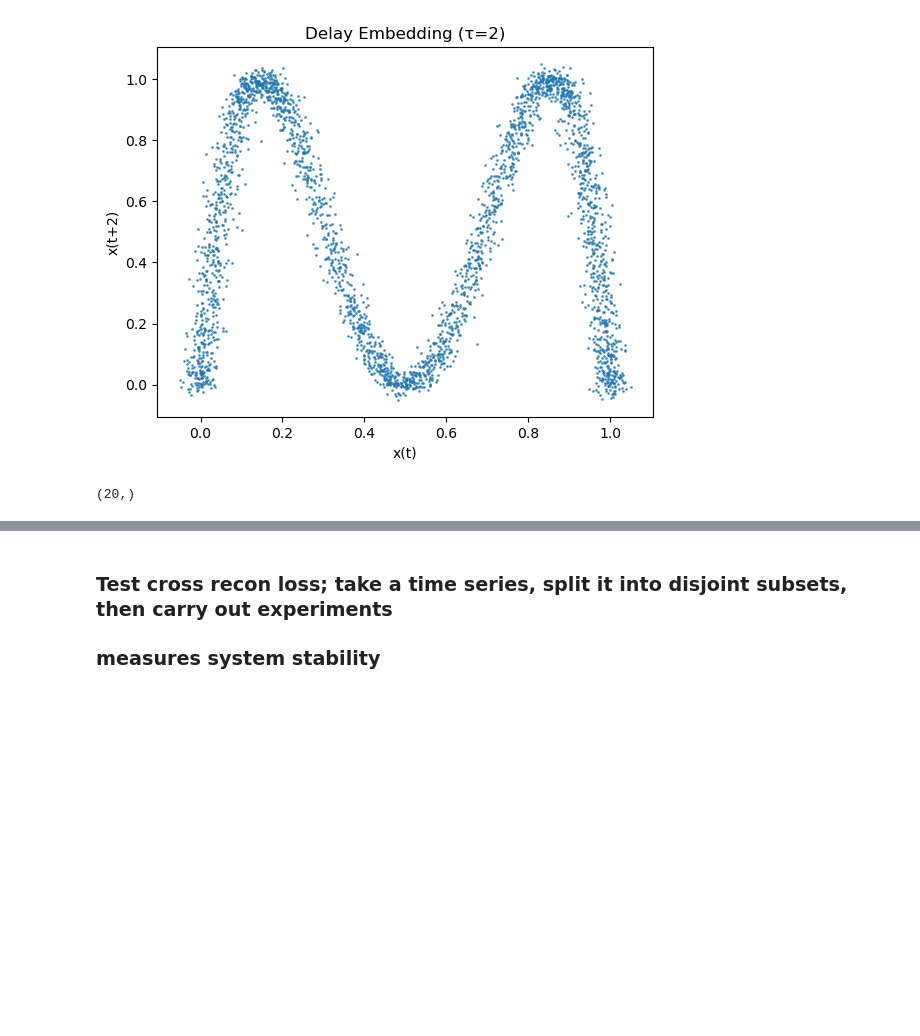
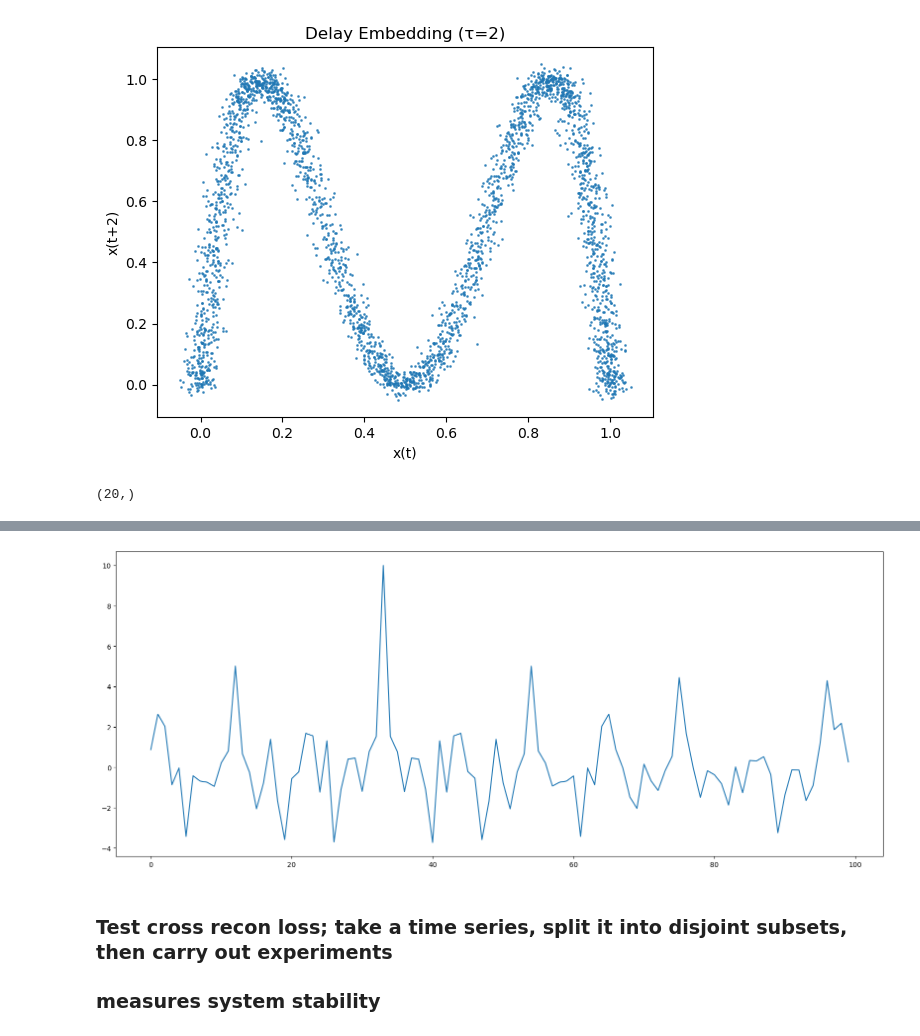
Before and after one commit to seeingquietjohn/ShannonsWiener, a Jupyter notebook: EmbeddingBench.ipynb, the cells around one changed output, grey strips where cells are left out. Drawn from its saved outputs; the diff is of its cells as text; code cells hidden in the pictures; blank space fills up the shorter version.

```diff
--- a/EmbeddingBench.ipynb
+++ b/EmbeddingBench.ipynb
@@ -94,3 +112,17 @@ plt.show()
+# %%
+ts_length = 100
+x_val = np.linspace(-2*np.pi, 4*np.pi, ts_length)
+a = 0.9
+b = 2
+max_n = 100
+
+wiener = weierstrass(x_val, a, b, max_n)
+# %%
+plt.figure(figsize=(20,8))
+plt.plot(wiener)
+plt.show()
+# %% [output]
+[figure, added]
 # %% [markdown]
 ### Test cross recon loss; take a time series, split it into disjoint subsets, then carry out experiments
 ### measures system stability
```
Also changed, not shown: parts of 6 cells of this notebook.
